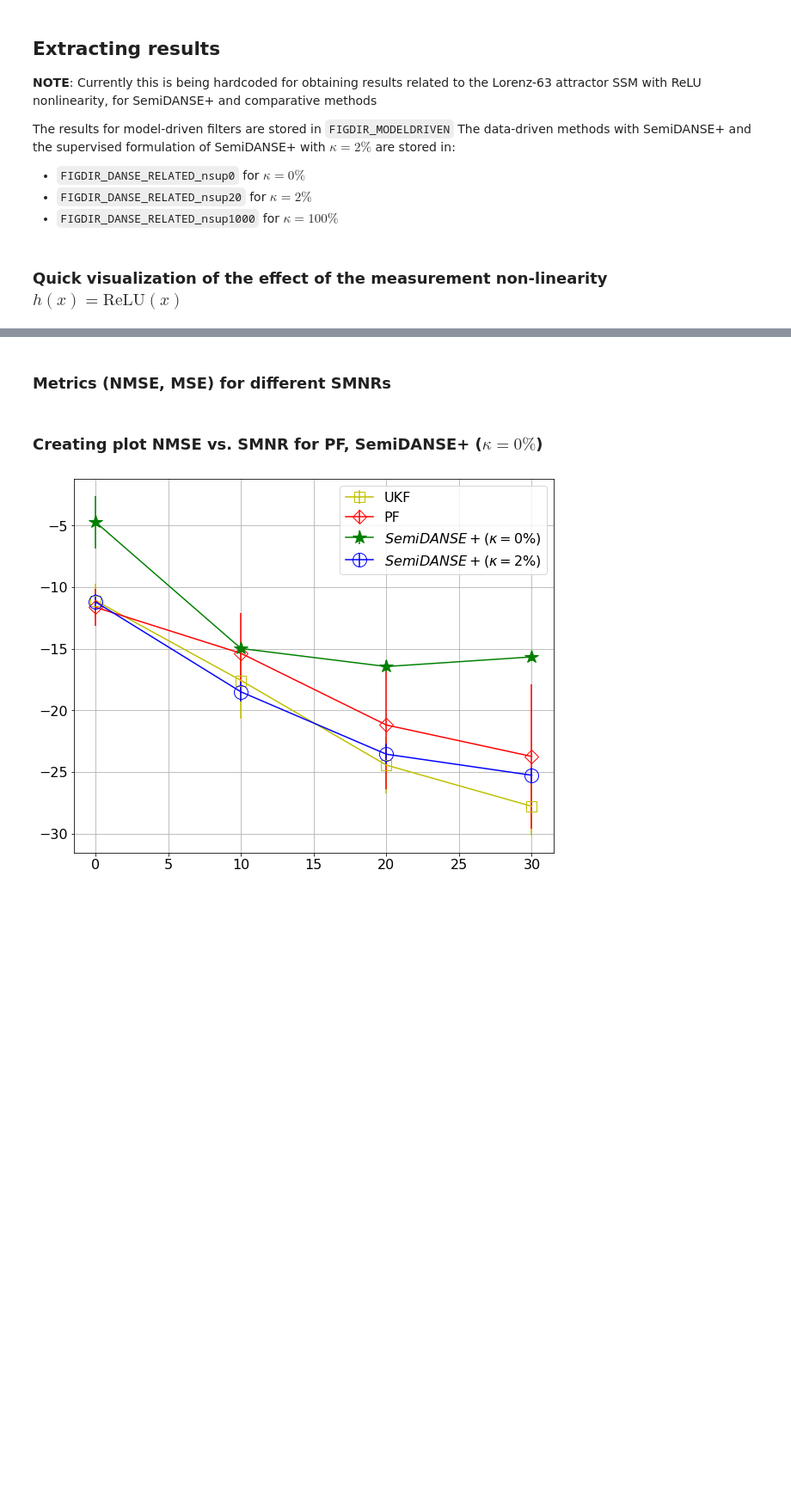
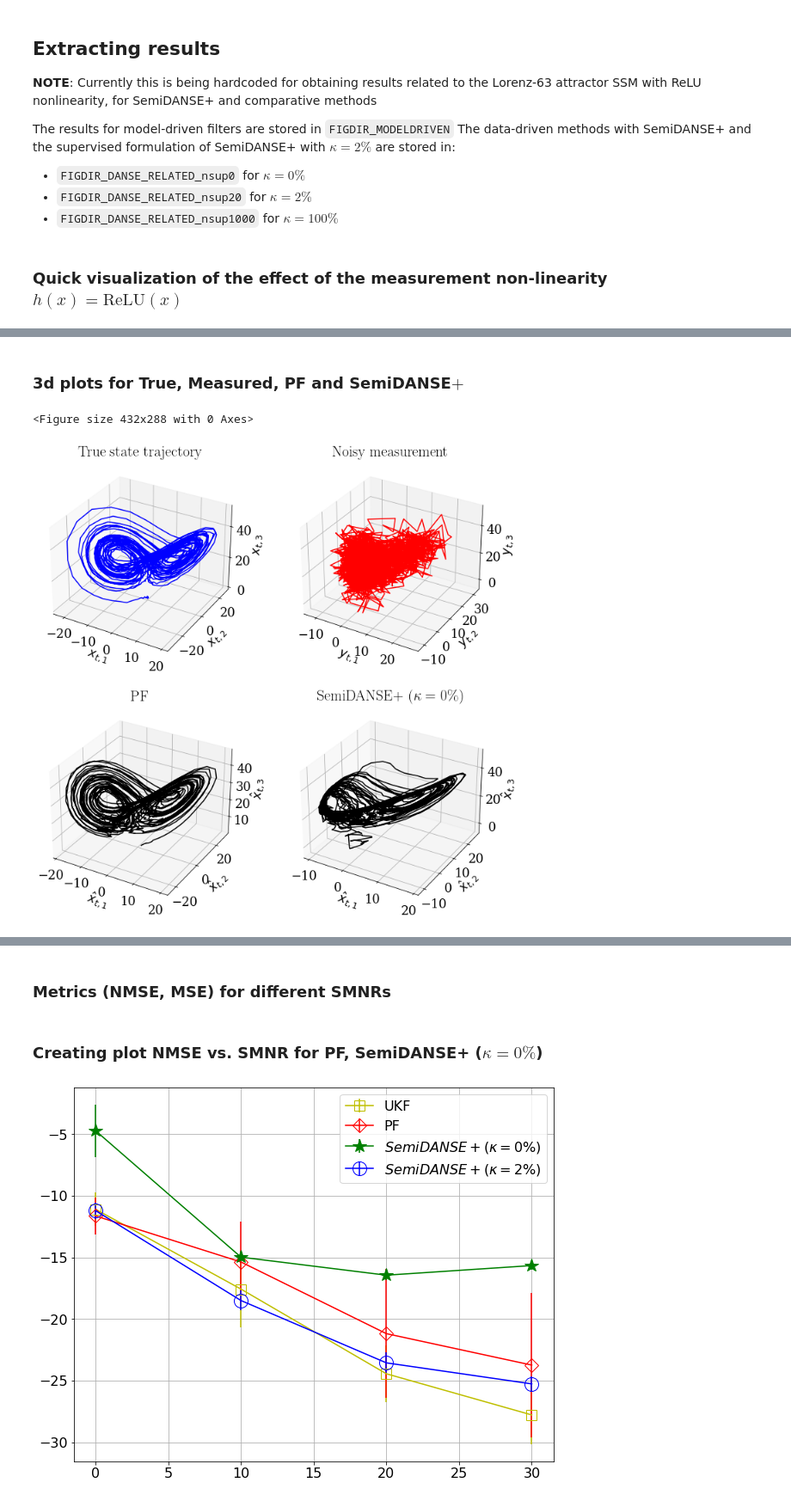
Before and after one commit to anubhabghosh/pdanse, a Jupyter notebook: analysis_ipynbs/Visualizing results.ipynb, the cells around one changed output, grey strips where cells are left out. Shown: that part at 86% size. Drawn from its saved outputs; the diff is of its cells as text; code cells hidden in the pictures; blank space fills up the shorter version.

```diff
--- a/analysis_ipynbs/Visualizing results.ipynb
+++ b/analysis_ipynbs/Visualizing results.ipynb
@@ -87,0 +108,69 @@ plt.show()
+# %% [markdown]
+### 3d plots for True, Measured, PF and SemiDANSE$+$
+# %%
+#id_ = np.random.randint(0, X_true.shape[0])
+T_end = X_true.shape[1]
+plt.figure()
+plt.rcParams['font.size'] = 18
+plt.rcParams['font.family'] = 'serif'
+fig = plt.figure(figsize=(12,12))
+
+ax0 = fig.add_subplot(2, 2, 1, projection='3d')
+ax0.plot(X_true[id_, :T_end, 0].numpy(),
+         X_true[id_, :T_end, 1].numpy(),
+         X_true[id_, :T_end, 2].numpy(),
+         'b')
+ax0.set_xlabel('$x_{t,1}$')
+ax0.set_ylabel('$x_{t,2}$')
+ax0.set_zlabel('$x_{t,3}$')
+ax0.set_title('$\\textrm{True state trajectory}$', usetex=True)
+
+ax1 = fig.add_subplot(2, 2, 2, projection='3d')
+ax1.plot(Y_true[id_, :T_end, 0].numpy(),
+         Y_true[id_, :T_end, 1].numpy(),
+         Y_true[id_, :T_end, 2].numpy(),
+         'r')
+ax1.set_xlabel('$y_{t,1}$')
+ax1.set_ylabel('$y_{t,2}$')
+ax1.set_zlabel('$y_{t,3}$')
+ax1.set_title('$\\textrm{Noisy measurement}$', usetex=True)
+
+ax2 = fig.add_subplot(2, 2, 3, projection='3d')
+ax2.plot(results_modeldriven_['pf']['est'][id_, :T_end, 0].numpy(),
+       results_modeldriven_['pf']['est'][id_, :T_end, 1].numpy(),
+       results_modeldriven_['pf']['est'][id_, :T_end, 2].numpy(), 'k')
+ax2.set_xlabel('$\hat{x}_{t,1}$')
+ax2.set_ylabel('$\hat{x}_{t,2}$')
+ax2.set_zlabel('$\hat{x}_{t,3}$')
+ax2.set_title('$\\textrm{PF}$', usetex=True)
+
+'''
+ax3 = fig.add_subplot(2, 2, 4, projection='3d')
+ax3.plot(
+    results_danse_nsup20[-1][id_, :T_end, 0].numpy(),
+    results_danse_nsup20[-1][id_, :T_end, 1].numpy(),
+    results_danse_nsup20[-1][id_, :T_end, 2].numpy(),
+    'k')
+ax3.set_xlabel('$x_{t,1}$')
+ax3.set_ylabel('$x_{t,2}$')
+ax3.set_zlabel('$x_{t,3}$')
+ax3.set_title('$\\textrm{SemiDANSE}$+ $(\kappa=2\%)$', usetex=True)
+'''
+
+ax4 = fig.add_subplot(2, 2, 4, projection='3d')
+ax4.plot(
+    results_danse_nsup0[-1][id_, :T_end, 0].numpy(),
+    results_danse_nsup0[-1][id_, :T_end, 1].numpy(),
+    results_danse_nsup0[-1][id_, :T_end, 2].numpy(),
+    'k')
+ax4.set_xlabel('$\hat{x}_{t,1}$')
+ax4.set_ylabel('$\hat{x}_{t,2}$')
+ax4.set_zlabel('$\hat{x}_{t,3}$')
+ax4.set_title('$\\textrm{SemiDANSE}$+ $(\kappa=0\%)$', usetex=True)
+
+plt.savefig('../figs_final_with_relu_sup/3d_pf_sdk2_smnr{}.pdf'.format(smnr_test_dB))
+#plt.legend()
+plt.show()
+# %% [output]
+<Figure size 432x288 with 0 Axes>
+[figure, added]
```
Also changed, not shown: parts of 8 cells of this notebook, 10 other files.
